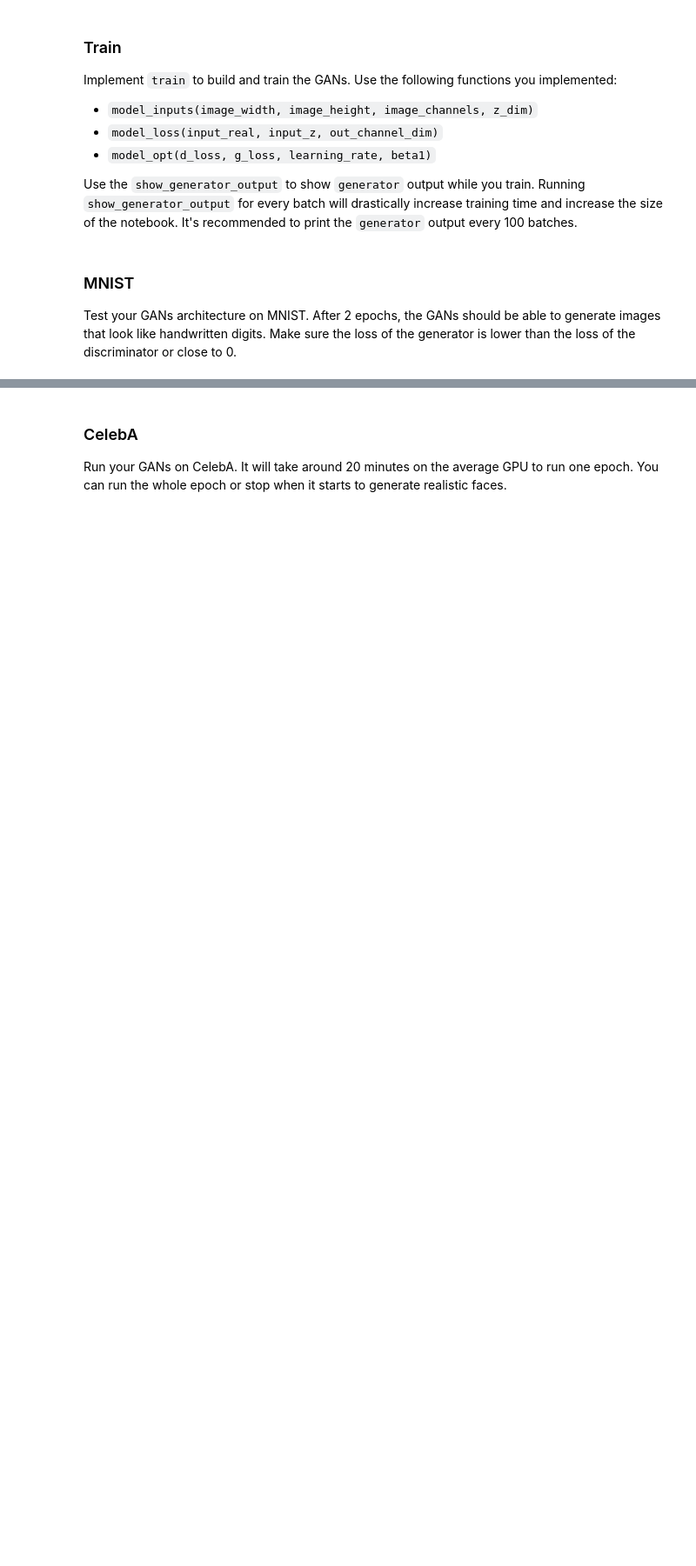
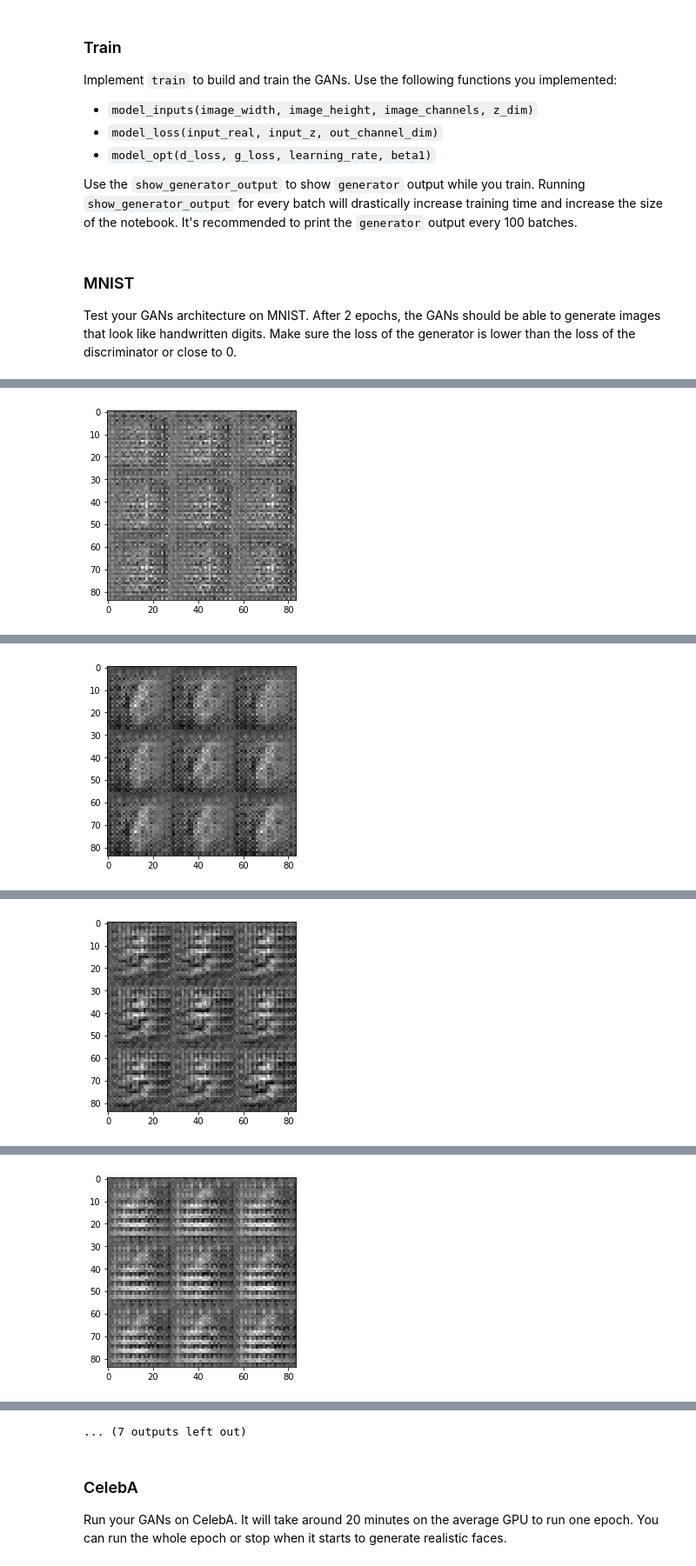
Before and after one commit to voyageth/deep-learning, a Jupyter notebook: face_generation/dlnd_face_generation.ipynb, the cells around one changed output, grey strips where cells are left out. Shown at 87% size. Saved outputs shown, nothing was run; the diff lists cells and outputs as text; code cells hidden in the pictures; blank space fills up the shorter version.

```diff
--- a/face_generation/dlnd_face_generation.ipynb
+++ b/face_generation/dlnd_face_generation.ipynb
@@ -259,8 +259,14 @@ def model_opt(d_loss, g_loss, learning_rate, beta1):
     :return: A tuple of (discriminator training operation, generator training operation)
     """
     # TODO: Implement Function
+    t_vars = tf.trainable_variables()
+    d_vars = [var for var in t_vars if var.name.startswith('discriminator')]
+    g_vars = [var for var in t_vars if var.name.startswith('generator')]
 
-    return None, None
+    d_train_opt = tf.train.AdamOptimizer(learning_rate, beta1=beta1).minimize(d_loss, var_list=d_vars)
+    g_train_opt = tf.train.AdamOptimizer(learning_rate, beta1=beta1).minimize(g_loss, var_list=g_vars)
+
+    return d_train_opt, g_train_opt
 
 
 """
@@ -319,21 +327,48 @@ def train(epoch_count, batch_size, z_dim, learning_rate, beta1, get_batches, dat
     :param data_image_mode: The image mode to use for images ("RGB" or "L")
     """
     # TODO: Build Model
+    print(epoch_count, batch_size, z_dim, learning_rate, beta1, get_batches, data_shape, data_image_mode)
+    # 2 None None None None <bound method Dataset.get_batches...> (60000, 28, 28, 1) L
 
+    steps = 0
+    # def model_inputs(image_width, image_height, image_channels, z_dim):
+    inputs_real, inputs_z, inputs_learning_rate = model_inputs(data_shape[1], data_shape[2], data_shape[3],
+                                                               z_dim)
+    d_loss, g_loss = model_loss(inputs_real, inputs_z, data_shape[3])
+    d_opt, g_opt = model_opt(d_loss, g_loss, learning_rate, beta1)
 
     with tf.Session() as sess:
         sess.run(tf.global_variables_initializer())
         for epoch_i in range(epoch_count):
             for batch_images in get_batches(batch_size):
                 # TODO: Train Model
+                steps += 1
+
+                batch_z = np.random.uniform(-1, 1, size=(batch_size, z_dim))
+
+                _ = sess.run(d_opt, feed_dict={inputs_real: batch_images, inputs_z: batch_z,
+                                               inputs_learning_rate: learning_rate})
+                _ = sess.run(g_opt, feed_dict={inputs_z: batch_z, inputs_learning_rate: learning_rate})
+
+                if steps % 10 == 0:
+                    train_loss_d = sess.run(d_loss, feed_dict={inputs_real: batch_images, inputs_z: batch_z})
+                    train_loss_g = sess.run(g_loss, feed_dict={inputs_z: batch_z})
+
+                    print("Epoch {}/{}".format(epoch_i + 1, epoch_count),
+                         "Discriminator Loss: {:.4f}".format(train_loss_d),
+                         "Generator Loss: {:.4f}".format(train_loss_g))
+
+                if steps % 100 == 0:
+                    # def show_generator_output(sess, n_images, input_z, out_channel_dim, image_mode):
+                    show_generator_output(sess, 10, inputs_z, data_shape[3], data_image_mode)
 # %% [markdown]
 ### MNIST
 Test your GANs architecture on MNIST.  After 2 epochs, the GANs should be able to generate images that look like handwritten digits.  Make sure the loss of the generator is lower than the loss of the discriminator or close to 0.
 # %%
-batch_size = None
-z_dim = None
-learning_rate = None
-beta1 = None
+batch_size = 128
+z_dim = 100
+learning_rate = 0.0002
+beta1 = 0.5
 
 
 """
@@ -345,3 +380,4 @@ mnist_dataset = helper.Dataset('mnist', glob(os.path.join(data_dir, 'mnist/*.jpg
 with tf.Graph().as_default():
     train(epochs, batch_size, z_dim, learning_rate, beta1, mnist_dataset.get_batches,
           mnist_dataset.shape, mnist_dataset.image_mode)
+# %% [output]
@@ -347,0 +395 @@ with tf.Graph().as_default():
+[figure, added]
@@ -347,0 +406 @@ with tf.Graph().as_default():
+[figure, added]
@@ -347,0 +417 @@ with tf.Graph().as_default():
+[figure, added]
@@ -347,0 +428 @@ with tf.Graph().as_default():
+[figure, added]
@@ -348,3 +451,4 @@ with tf.Graph().as_default():
+... (7 outputs left out)
 # %% [markdown]
 ### CelebA
 Run your GANs on CelebA.  It will take around 20 minutes on the average GPU to run one epoch.  You can run the whole epoch or stop when it starts to generate realistic faces.
```
Also changed, not shown: parts of 7 cells of this notebook, 2 other files.
